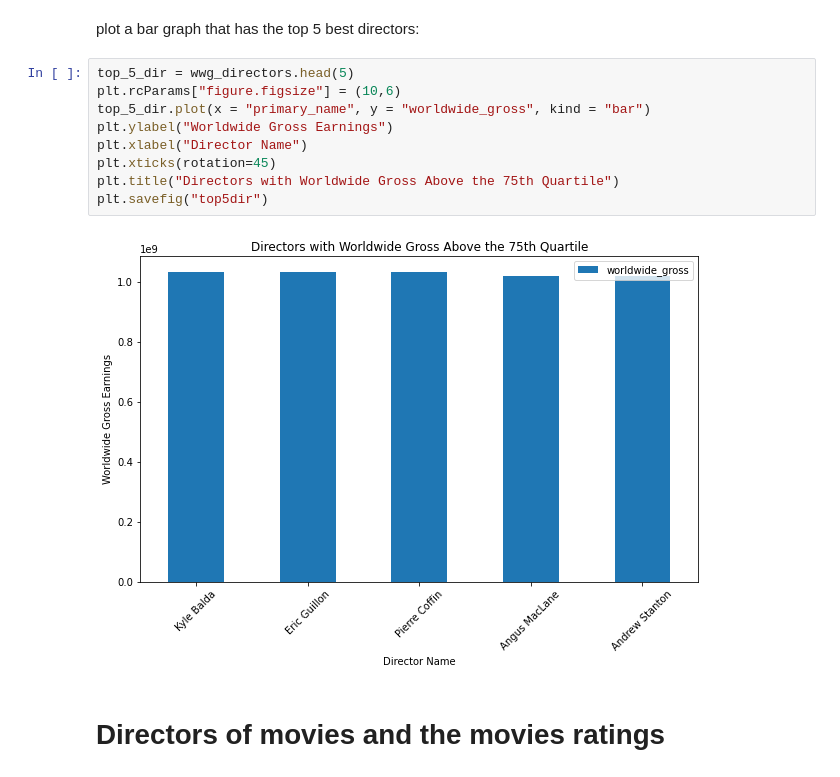
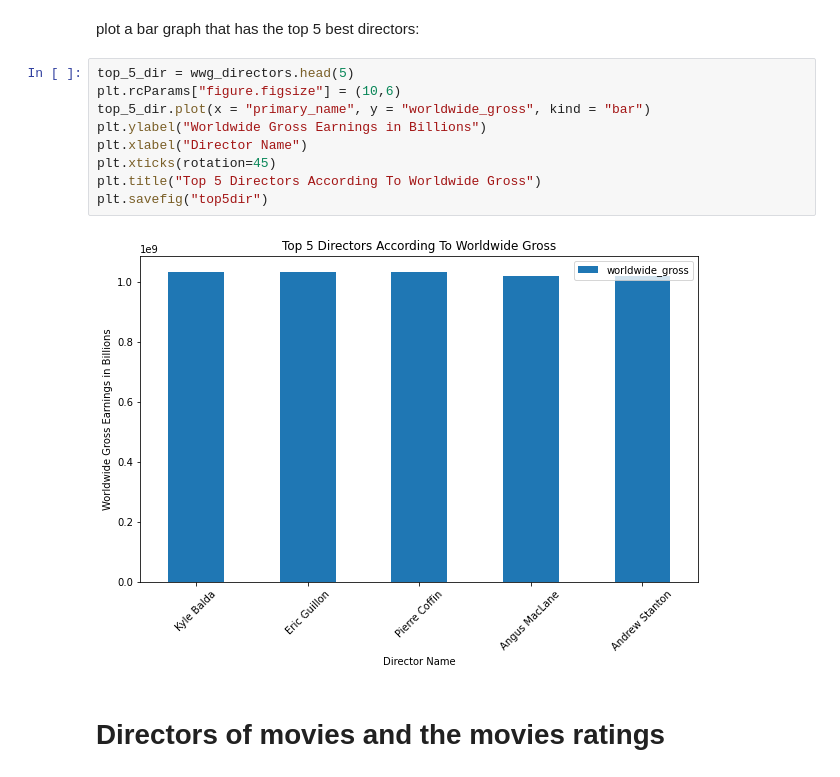
Before and after one commit to mahanabba/Pod_3_Capstone, a Jupyter notebook: sage_notebook.ipynb, the cells around one changed output. Saved outputs shown, nothing was run; the diff lists cells and outputs as text.

```diff
--- a/sage_notebook.ipynb
+++ b/sage_notebook.ipynb
@@ -533,14 +533,14 @@ plot a bar graph that has the top 5 best directors:
 # %%
 top_5_dir = wwg_directors.head(5)
 plt.rcParams["figure.figsize"] = (10,6)
 top_5_dir.plot(x = "primary_name", y = "worldwide_gross", kind = "bar")
-plt.ylabel("Worldwide Gross Earnings")
+plt.ylabel("Worldwide Gross Earnings in Billions")
 plt.xlabel("Director Name")
 plt.xticks(rotation=45)
-plt.title("Directors with Worldwide Gross Above the 75th Quartile")
+plt.title("Top 5 Directors According To Worldwide Gross")
 plt.savefig("top5dir")
 # %% [output]
-[figure, old version]
+[figure, new version]
 # %% [markdown]
 # Directors of movies and the movies ratings
 # %% [raw]
```
Also changed, not shown: parts of 8 cells of this notebook, 3 other files.
